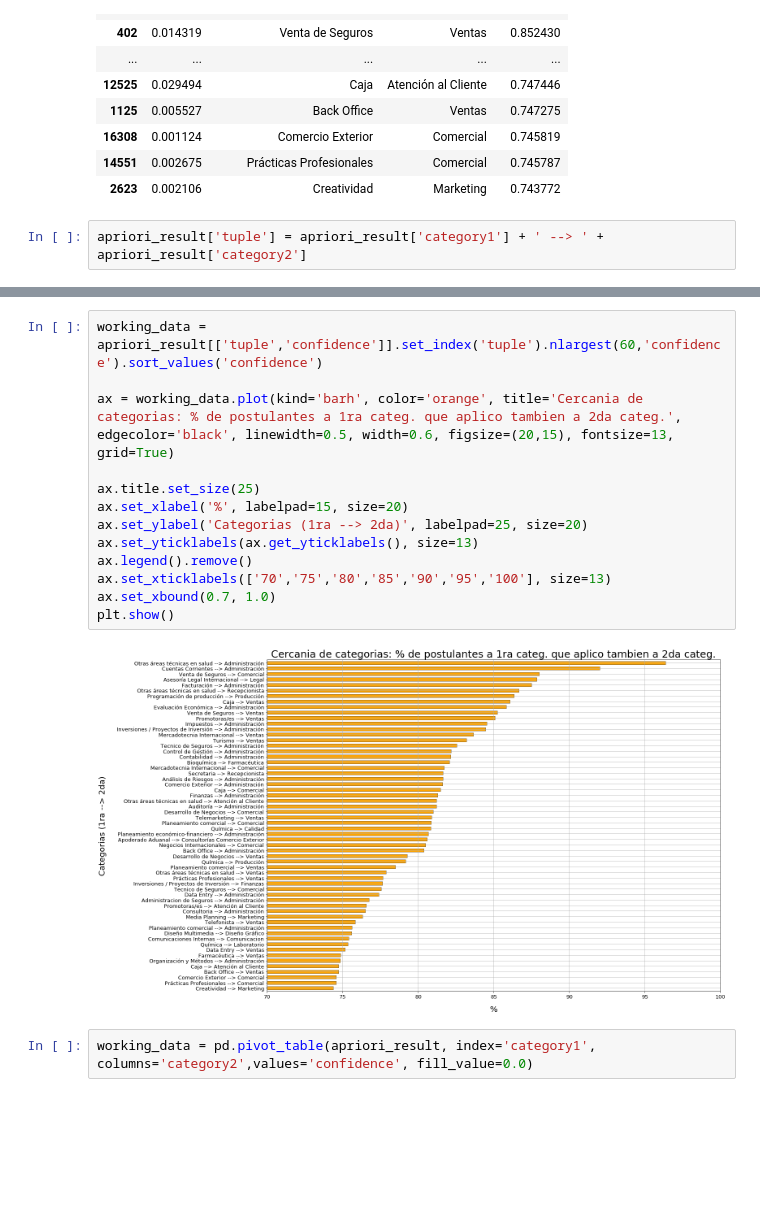
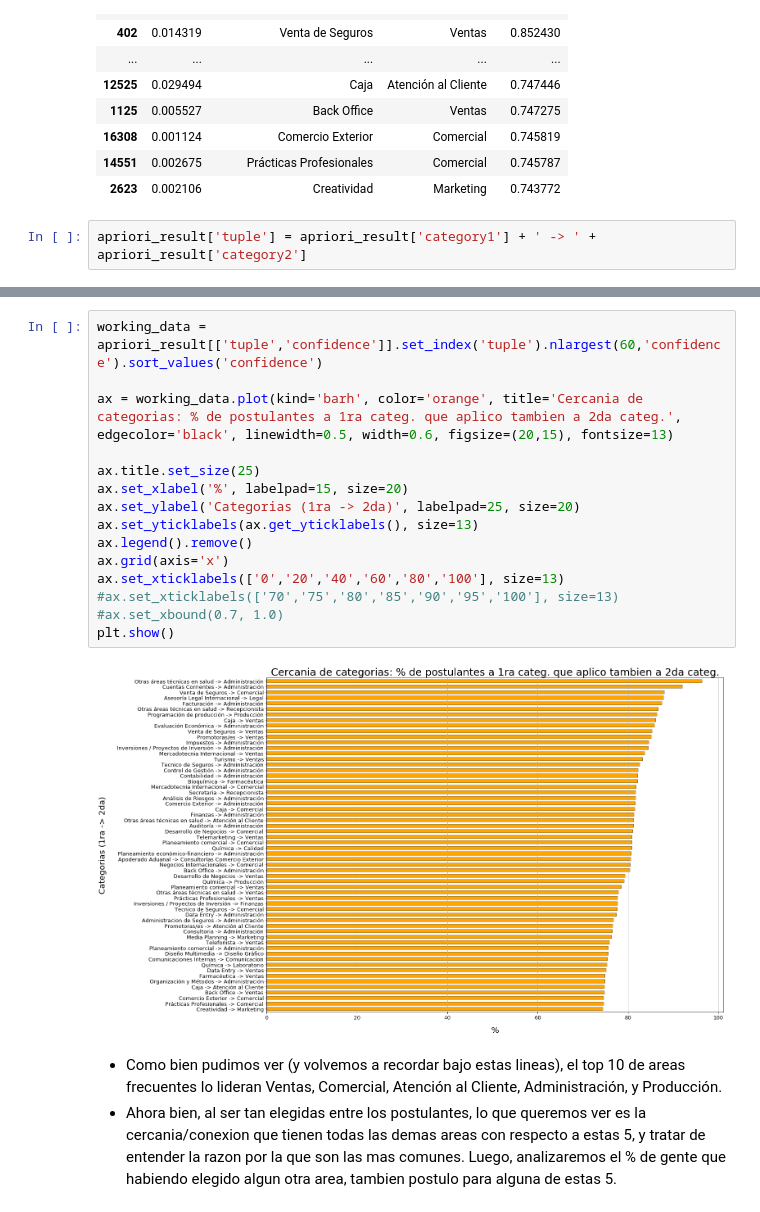
Before and after one commit to alepenaa94/TP-Datos, a Jupyter notebook: OrgatosTP1.ipynb, the cells around one changed output, grey strips where cells are left out. Saved outputs shown, nothing was run; the diff lists cells and outputs as text; blank space fills up the shorter version.

```diff
--- a/OrgatosTP1.ipynb
+++ b/OrgatosTP1.ipynb
@@ -1019,7 +1113,7 @@ apriori_result.nlargest(60, 'confidence')
 | 14551 | 0.002675 | Prácticas Profesionales | Comercial | 0.745787 |
 | 2623 | 0.002106 | Creatividad | Marketing | 0.743772 |
 # %%
-apriori_result['tuple'] = apriori_result['category1'] + ' --> ' + apriori_result['category2']
+apriori_result['tuple'] = apriori_result['category1'] + ' -> ' + apriori_result['category2']
 # %%
 apriori_result.head()
 # %% [output]
@@ -1032,17 +1143,20 @@ apriori_result.head()
 # %%
 working_data = apriori_result[['tuple','confidence']].set_index('tuple').nlargest(60,'confidence').sort_values('confidence')
 
-ax = working_data.plot(kind='barh', color='orange', title='Cercania de categorias: % de postulantes a 1ra categ. que aplico tambien a 2da categ.', edgecolor='black', linewidth=0.5, width=0.6, figsize=(20,15), fontsize=13, grid=True)
+ax = working_data.plot(kind='barh', color='orange', title='Cercania de categorias: % de postulantes a 1ra categ. que aplico tambien a 2da categ.', edgecolor='black', linewidth=0.5, width=0.6, figsize=(20,15), fontsize=13)
 
 ax.title.set_size(25)
 ax.set_xlabel('%', labelpad=15, size=20)
-ax.set_ylabel('Categorias (1ra --> 2da)', labelpad=25, size=20)
+ax.set_ylabel('Categorias (1ra -> 2da)', labelpad=25, size=20)
 ax.set_yticklabels(ax.get_yticklabels(), size=13)
 ax.legend().remove()
-ax.set_xticklabels(['70','75','80','85','90','95','100'], size=13)
-ax.set_xbound(0.7, 1.0)
+ax.grid(axis='x')
+ax.set_xticklabels(['0','20','40','60','80','100'], size=13)
+#ax.set_xticklabels(['70','75','80','85','90','95','100'], size=13)
+#ax.set_xbound(0.7, 1.0)
 plt.show()
 # %% [output]
-[figure, old version]
+[figure, new version]
-# %%
-working_data = pd.pivot_table(apriori_result, index='category1', columns='category2',values='confidence', fill_value=0.0)
+# %% [markdown]
+- Como bien pudimos ver (y volvemos a recordar bajo estas lineas), el top 10 de areas frecuentes lo lideran Ventas, Comercial, Atención al Cliente, Administración, y Producción.
+- Ahora bien, al ser tan elegidas entre los postulantes, lo que queremos ver es la cercania/conexion que tienen todas las demas areas con respecto a estas 5, y tratar de entender la razon por la que son las mas comunes. Luego, analizaremos el % de gente que habiendo elegido algun otra area, tambien postulo para alguna de estas 5.
```
Also changed, not shown: parts of 44 cells of this notebook.
